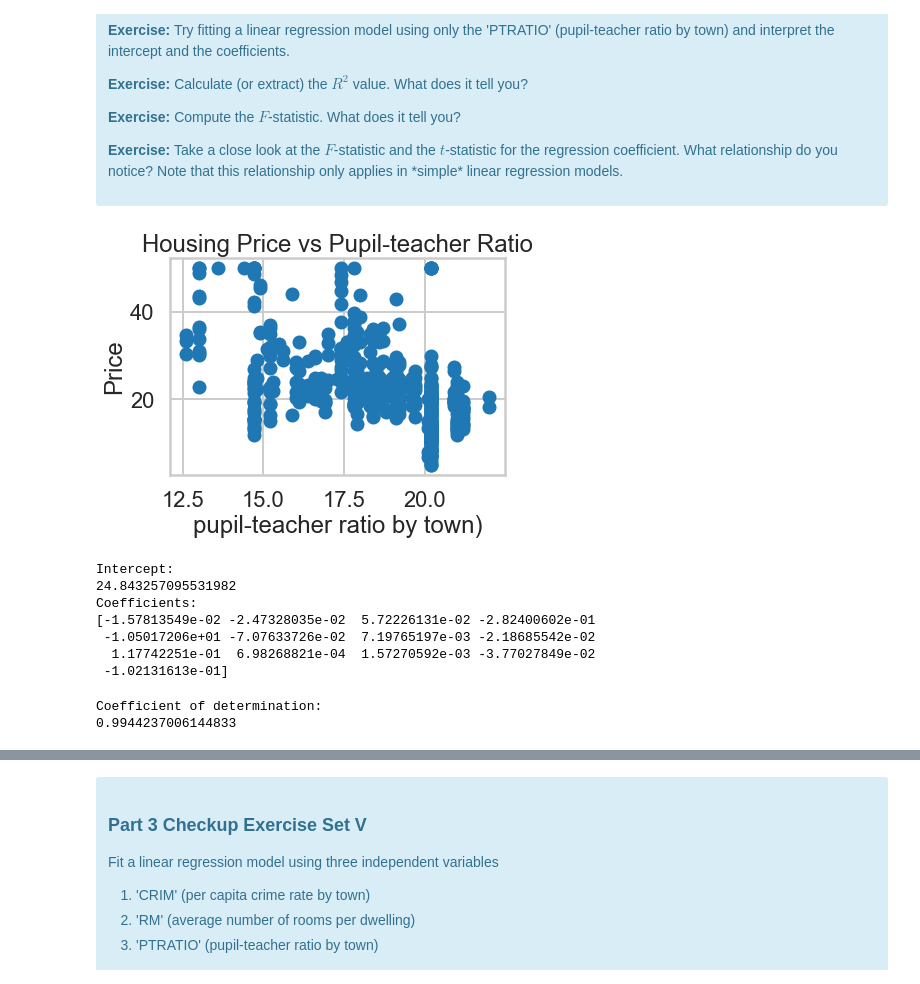
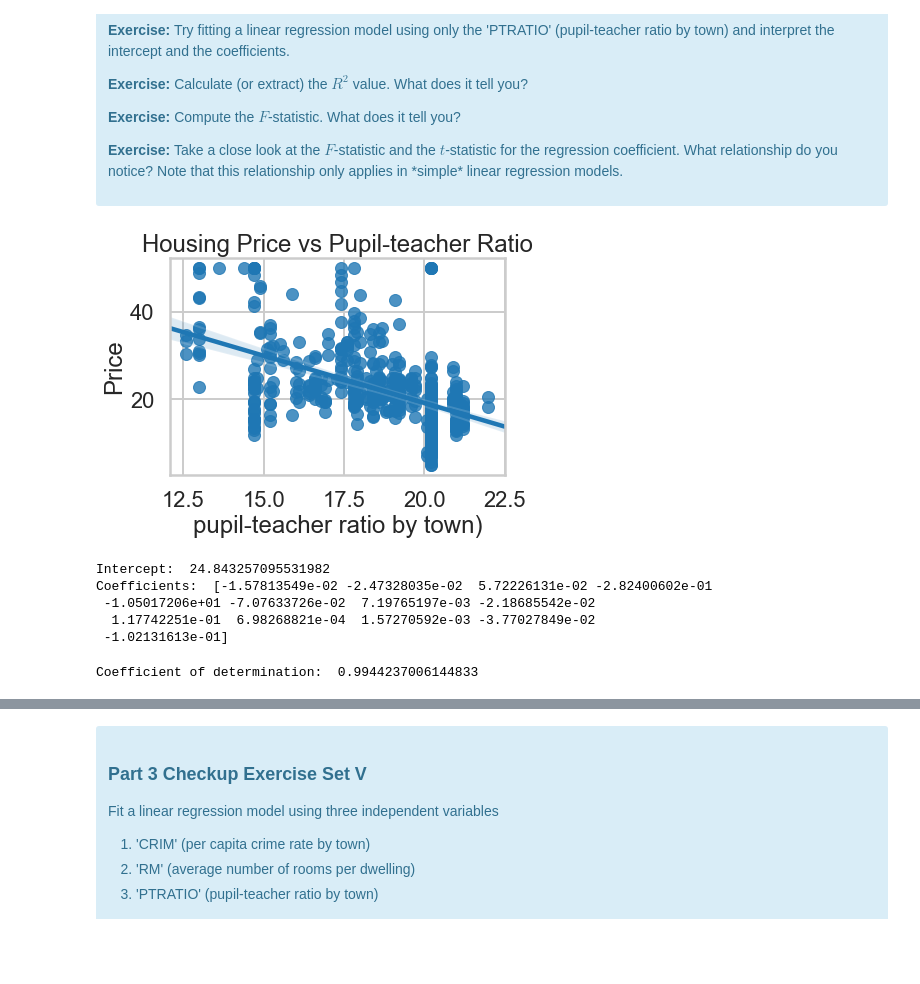
Before and after one commit to annafin/Springboard-Data-Science, a Jupyter notebook: unit_10_machine_learning/linear_regression/mini_project_linear_regression.ipynb, the cells around one changed output, grey strips where cells are left out. Cells and saved outputs as stored; diff of their text form; code cells hidden in the pictures; blank space fills up the shorter version.

```diff
--- a/unit_10_machine_learning/linear_regression/mini_project_linear_regression.ipynb
+++ b/unit_10_machine_learning/linear_regression/mini_project_linear_regression.ipynb
@@ -675,27 +675,24 @@ Once we compute the $F$-statistic, we can use the $F$-distribution with $N-K$ an
 # %%
 # your turn
 
-plt.scatter(bos.PTRATIO, bos.PRICE)
+sns.regplot(y="PRICE", x="PTRATIO", data=bos, fit_reg=True)
+# plt.scatter(bos.PTRATIO, bos.PRICE)
 plt.xlabel('pupil-teacher ratio by town)')
 plt.ylabel('Price')
 plt.title('Housing Price vs Pupil-teacher Ratio')
 plt.show()
 # %% [output]
-[figure, old version]
+[figure, new version]
 # %%
 PT = bos.drop('PTRATIO', axis = 1)
 
 regr = LinearRegression()
 regr.fit(PT, bos.PTRATIO)
-print('Intercept: ')
-print(regr.intercept_)
-print('Coefficients: ')
-print(regr.coef_)
+print('Intercept: ', regr.intercept_)
+print('Coefficients: ', regr.coef_)
 # %% [output]
-Intercept:
-24.843257095531982
-Coefficients:
-[-1.57813549e-02 -2.47328035e-02  5.72226131e-02 -2.82400602e-01
+Intercept:  24.843257095531982
+Coefficients:  [-1.57813549e-02 -2.47328035e-02  5.72226131e-02 -2.82400602e-01
  -1.05017206e+01 -7.07633726e-02  7.19765197e-03 -2.18685542e-02
   1.17742251e-01  6.98268821e-04  1.57270592e-03 -3.77027849e-02
  -1.02131613e-01]
@@ -707,11 +704,9 @@ pt_rss = np.sum((bos.PRICE - lm.predict(PT)) ** 2)
 
 r_squared = pt_ess / pt_rss
 
-print('Coefficient of determination: ')
-print(r_squared)
+print('Coefficient of determination: ', r_squared)
 # %% [output]
-Coefficient of determination:
-0.9944237006144833
+Coefficient of determination:  0.9944237006144833
 # %%
 # compute the F statistic
 
```
Also changed, not shown: parts of 4 cells of this notebook.
